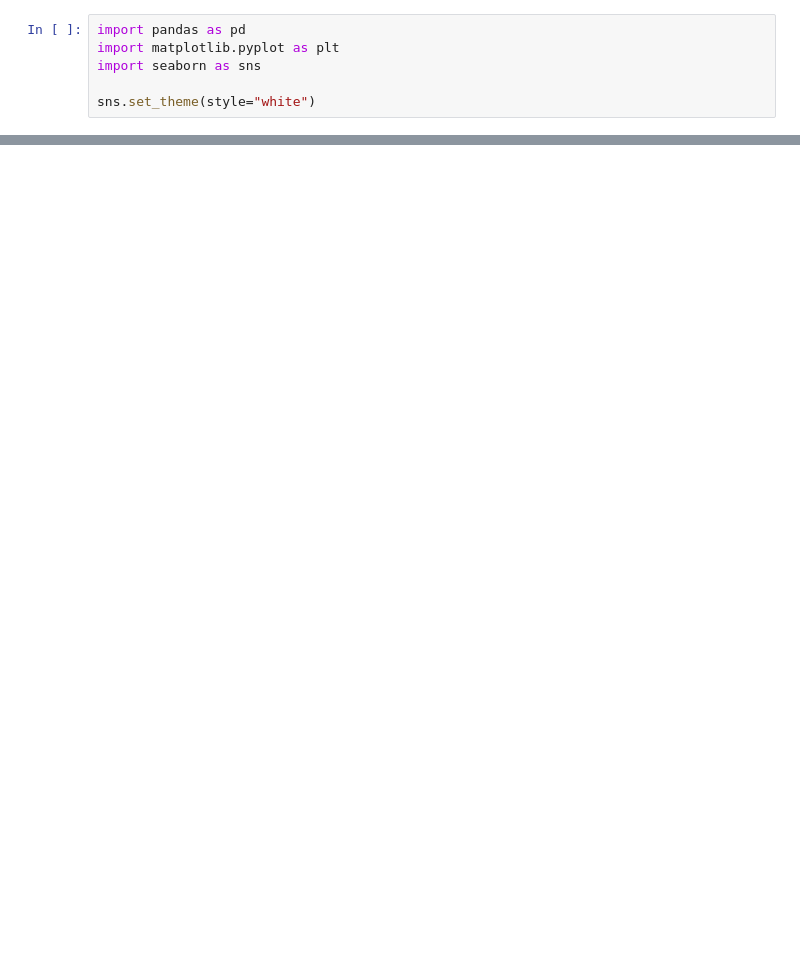
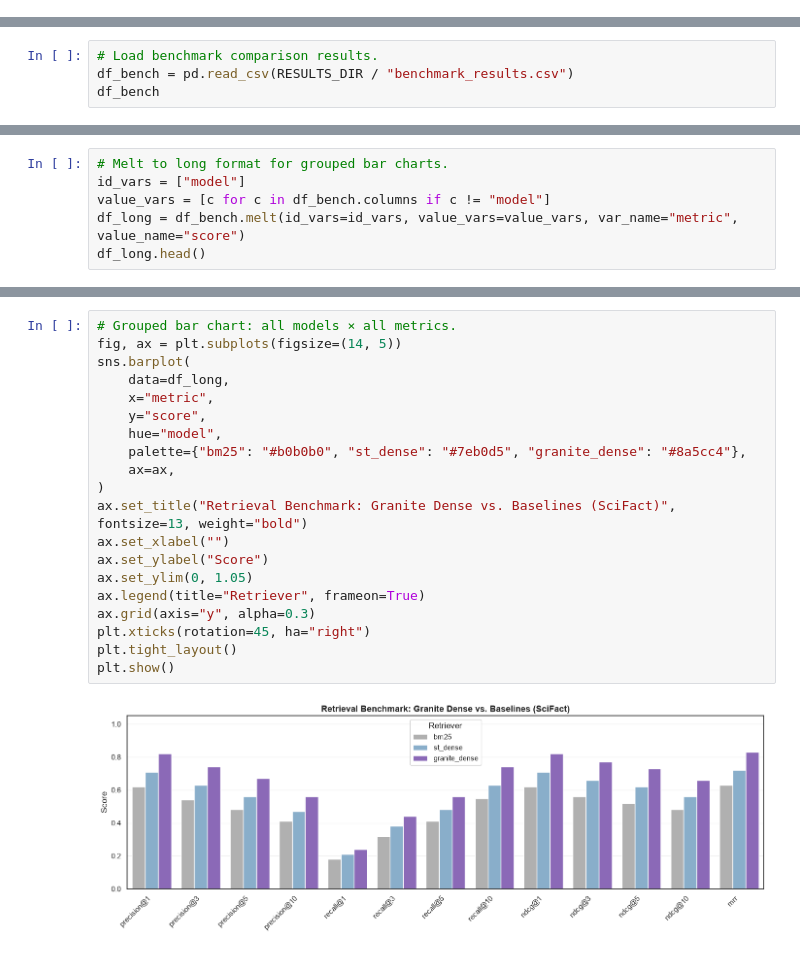
Before and after one commit to M1yanoShiho/IBM_Granite_Project, a Jupyter notebook: notebooks/01_visualize_heatmap.ipynb, the cells around one changed output, grey strips where cells are left out. Cells and saved outputs as stored; diff of their text form; blank space fills up the shorter version.

```diff
--- a/notebooks/01_visualize_heatmap.ipynb
+++ b/notebooks/01_visualize_heatmap.ipynb
@@ -9,6 +0,0 @@ The expected pattern is a U-shape: high accuracy when the needle is near the sta
-# %%
-import pandas as pd
-import matplotlib.pyplot as plt
-import seaborn as sns
-
-sns.set_theme(style="white")
@@ -45,0 +119,4 @@ sns.set_theme(style="white")
+# %%
+# Load benchmark comparison results.
+df_bench = pd.read_csv(RESULTS_DIR / "benchmark_results.csv")
+df_bench
@@ -45,0 +128,6 @@ sns.set_theme(style="white")
+# %%
+# Melt to long format for grouped bar charts.
+id_vars = ["model"]
+value_vars = [c for c in df_bench.columns if c != "model"]
+df_long = df_bench.melt(id_vars=id_vars, value_vars=value_vars, var_name="metric", value_name="score")
+df_long.head()
@@ -45,0 +141,22 @@ sns.set_theme(style="white")
+# %%
+# Grouped bar chart: all models × all metrics.
+fig, ax = plt.subplots(figsize=(14, 5))
+sns.barplot(
+    data=df_long,
+    x="metric",
+    y="score",
+    hue="model",
+    palette={"bm25": "#b0b0b0", "st_dense": "#7eb0d5", "granite_dense": "#8a5cc4"},
+    ax=ax,
+)
+ax.set_title("Retrieval Benchmark: Granite Dense vs. Baselines (SciFact)", fontsize=13, weight="bold")
+ax.set_xlabel("")
+ax.set_ylabel("Score")
+ax.set_ylim(0, 1.05)
+ax.legend(title="Retriever", frameon=True)
+ax.grid(axis="y", alpha=0.3)
+plt.xticks(rotation=45, ha="right")
+plt.tight_layout()
+plt.show()
+# %% [output]
+[figure, added]
```
Also changed, not shown: parts of 16 cells of this notebook, 1 other file.
